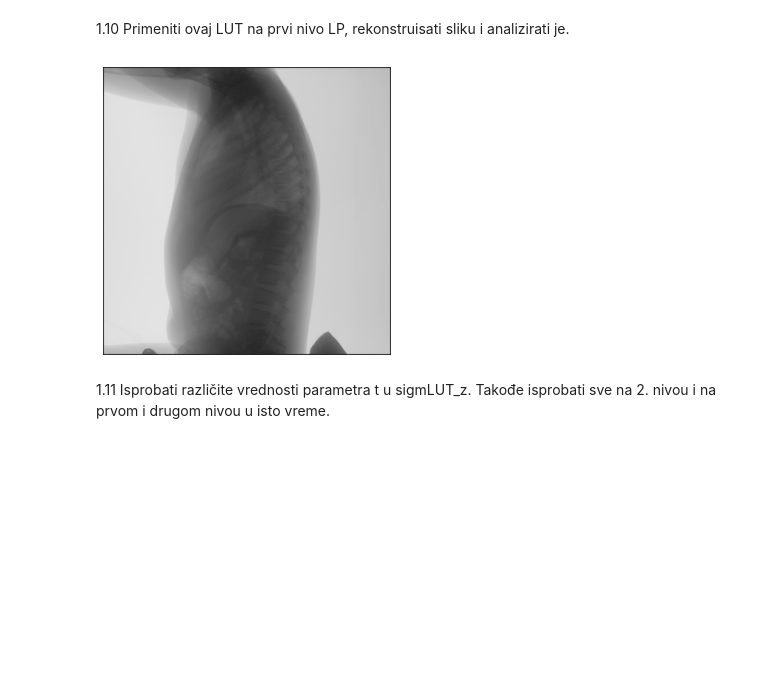
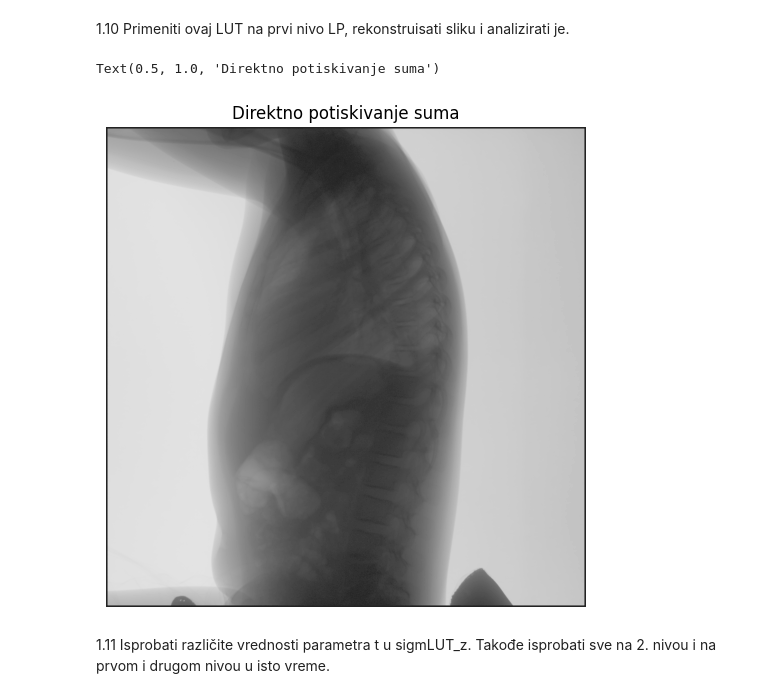
Before and after one commit to nebojsa-bozanic/BMI_OSuM, a Jupyter notebook: Vezba8: Obrada rendgenske slike: Suzbijanje šuma 2/OSuM_vezba_8.ipynb, the cells around one changed output. Saved outputs shown, nothing was run; the diff lists cells and outputs as text; code cells hidden in the pictures; blank space fills up the shorter version.

```diff
--- a/Vezba8: Obrada rendgenske slike: Suzbijanje šuma 2/OSuM_vezba_8.ipynb
+++ b/Vezba8: Obrada rendgenske slike: Suzbijanje šuma 2/OSuM_vezba_8.ipynb
@@ -151,20 +151,20 @@ plt.show()
 # %%
 Lpyr, Gpyr, Res, size_vec = osum.im_pyr_decomp(im_log, 2)
 L1 = Lpyr[0]
 
 Lk3 = sigLUT_z[np.uint16(L1+2000)]
 Lpyr3 = Lpyr
 Lpyr3[0] = Lk3
 im_rec3 = osum.im_pyr_recon(Lpyr3, Res, size_vec)
 
 fig = plt.figure()
 ax = fig.add_axes([0,0,1,1])
 ax.imshow(im_rec3, cmap='gray', vmin=im_rec3.min(), vmax=im_rec3.max())
 plt.axis('off')
-fig.canvas.set_window_title('Direktno potiskivanje suma')
-plt.show()
+plt.title('Direktno potiskivanje suma')
 # %% [output]
+Text(0.5, 1.0, 'Direktno potiskivanje suma')
-[figure, old version]
+[figure, new version]
 # %% [markdown]
 1.11 Isprobati različite vrednosti parametra t u sigmLUT_z. Takođe isprobati sve na 2. nivou i na prvom i drugom nivou u isto vreme.
 # %% [markdown]
```
Also changed, not shown: parts of 8 cells of this notebook.
